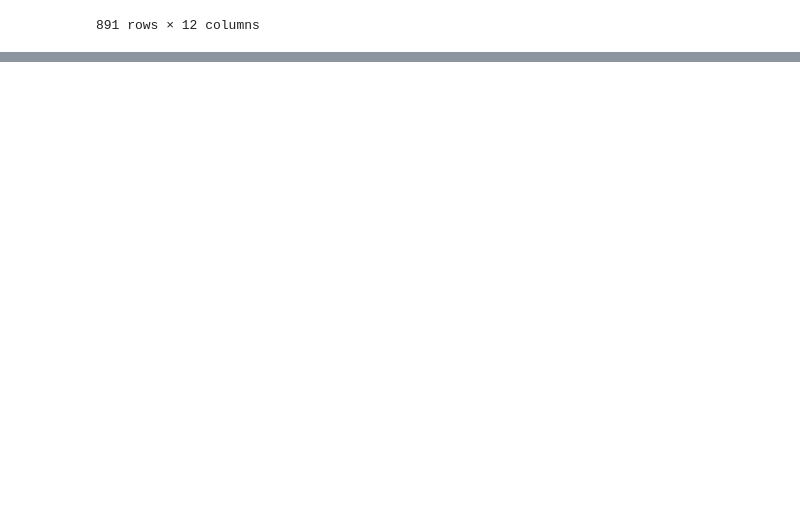
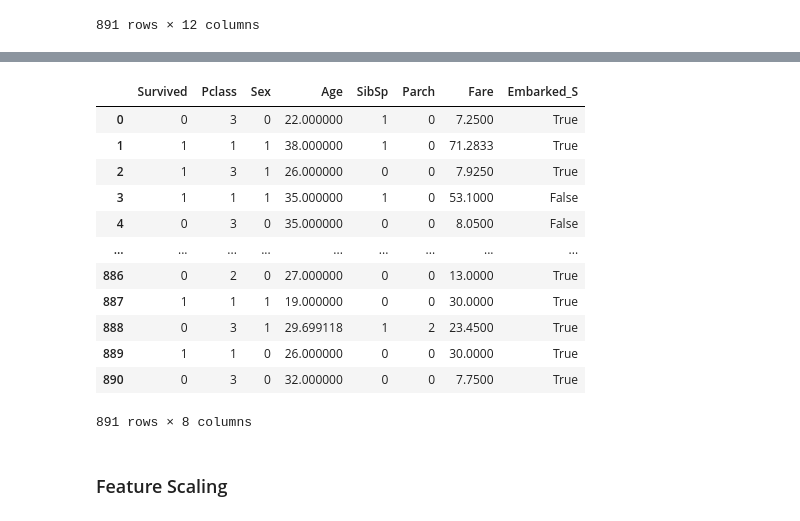
Before and after one commit to Dhusnic/Code_For_Tutorials, a Jupyter notebook: Machine Learning/Practical problems/titanic_surviour.ipynb, the cells around one changed output, grey strips where cells are left out. Drawn from its saved outputs; the diff is of its cells as text; code cells hidden in the pictures; blank space fills up the shorter version.

```diff
--- a/Machine Learning/Practical problems/titanic_surviour.ipynb
+++ b/Machine Learning/Practical problems/titanic_surviour.ipynb
@@ -22,0 +54,15 @@ df
+# %%
+na_count=df['Age'].isna().sum()
+no_na_count=df['Age'].notna().sum()
+len(df)
+print(f"Total number of missing values in Age column is {df['Age'].isna().sum()}")
+print(f"Total number of non-missing values in Age column is {df['Age'].notna().sum()}")
+if na_count + no_na_count == len(df):
+    print("All the values are accounted for")
+else:
+    print("Some values are missing")
+
+df['Age'].fillna(df['Age'].mean(),inplace=True)
+
+na_count=df['Age'].isna().sum()
+print(f"Total number of missing values after filling missing counts in Age column is {df['Age'].isna().sum()}")
@@ -22,0 +84,17 @@ df
+# %%
+max_repeated = df['Embarked'].mode()[0]
+least_repeated = df['Embarked'].value_counts().idxmin()
+print(f"The  most repeated value is {max_repeated} and the least repeated value is {least_repeated}")
+missing_values = df['Embarked'].isnull()
+total_missing = len(missing_values)
+print(f"the total missing values are {total_missing}")
+fill_80 = int(total_missing * 0.8)
+fill_20 = total_missing - fill_80
+print(f"the 80% of the missing values are {fill_80} and the 20% of the missing values are {fill_20}")
+shuffled_index = np.random.permutation(df.index)
+print(f"df.index is {df.index}")
+print(f"the shuffled index is {shuffled_index}")
+df.loc[shuffled_index[:fill_80], 'Embarked'] = max_repeated
+df.loc[shuffled_index[fill_80:], 'Embarked'] = least_repeated
+print(f"number of missing values after filling the missing values are {df['Embarked'].isnull().sum()}")
+df
@@ -22,0 +134,3 @@ df
+# %%
+df['Sex'] = df['Sex'].map({'male':0, 'female':1})
+df['Sex']
@@ -22,0 +150,19 @@ df
+# %%
+df =  pd.get_dummies(df, columns=['Embarked'], drop_first=True)
+df
+# %% [output]
+|  | Survived | Pclass | Sex | Age | SibSp | Parch | Fare | Embarked_S |
+| 0 | 0 | 3 | 0 | 22.000000 | 1 | 0 | 7.2500 | True |
+| 1 | 1 | 1 | 1 | 38.000000 | 1 | 0 | 71.2833 | True |
+| 2 | 1 | 3 | 1 | 26.000000 | 0 | 0 | 7.9250 | True |
+| 3 | 1 | 1 | 1 | 35.000000 | 1 | 0 | 53.1000 | False |
+| 4 | 0 | 3 | 0 | 35.000000 | 0 | 0 | 8.0500 | False |
+| ... | ... | ... | ... | ... | ... | ... | ... | ... |
+| 886 | 0 | 2 | 0 | 27.000000 | 0 | 0 | 13.0000 | True |
+| 887 | 1 | 1 | 1 | 19.000000 | 0 | 0 | 30.0000 | True |
+| 888 | 0 | 3 | 1 | 29.699118 | 1 | 2 | 23.4500 | True |
+| 889 | 1 | 1 | 0 | 26.000000 | 0 | 0 | 30.0000 | True |
+| 890 | 0 | 3 | 0 | 32.000000 | 0 | 0 | 7.7500 | True |
+891 rows × 8 columns
+# %% [markdown]
+### Feature Scaling
```
Also changed, not shown: parts of 21 cells of this notebook, 2 other files.
